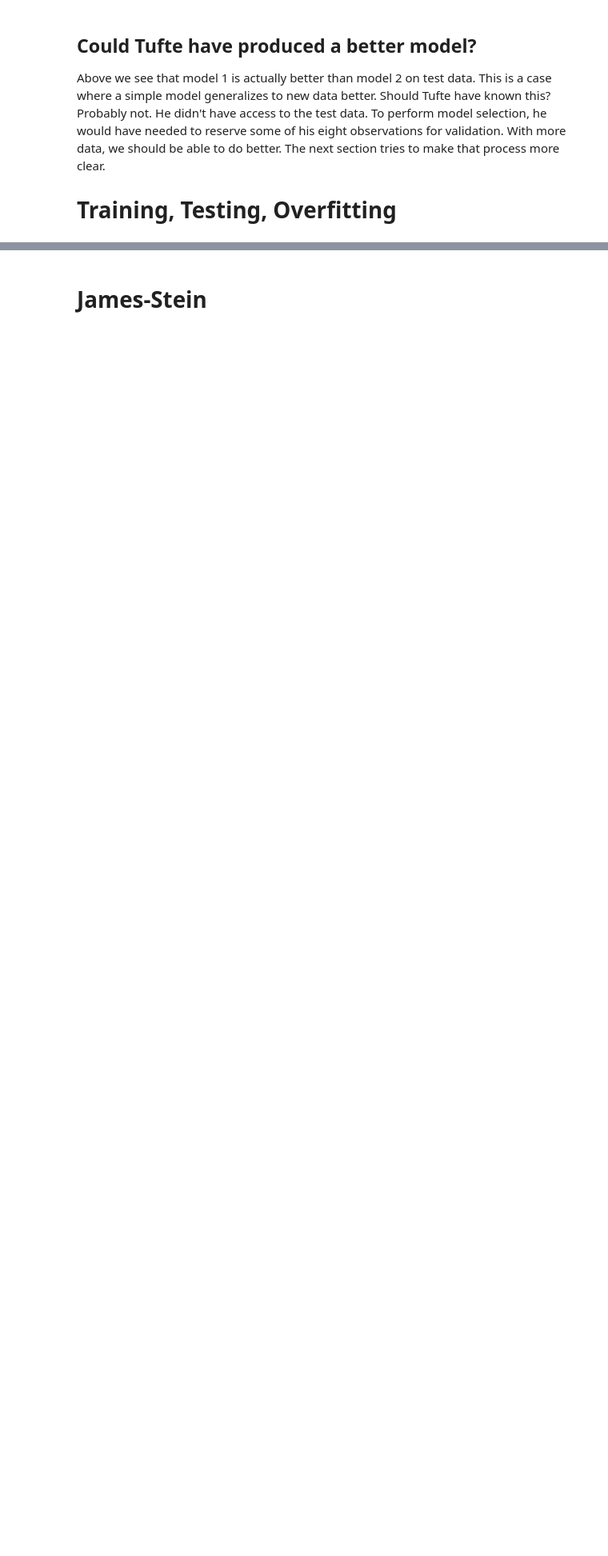
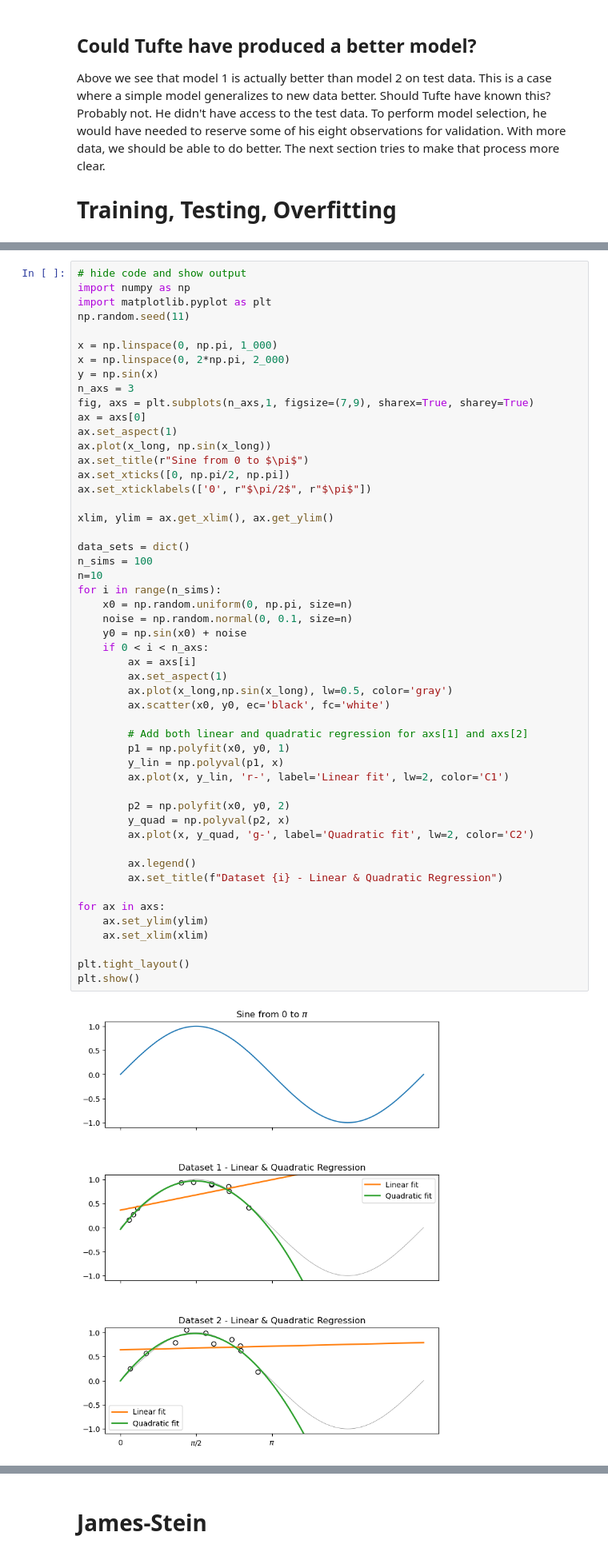
Before and after one commit to alexanderthclark/pols4728, a Jupyter notebook: book/chapters/predictive.ipynb, the cells around one changed output, grey strips where cells are left out. Shown at 80% size. Cells and saved outputs as stored; diff of their text form; blank space fills up the shorter version.

```diff
--- a/book/chapters/predictive.ipynb
+++ b/book/chapters/predictive.ipynb
@@ -293,0 +217,53 @@ Increasing model flexibility typically **reduces bias** but **increases variance
+# %%
+# hide code and show output
+import numpy as np
+import matplotlib.pyplot as plt
+np.random.seed(11)
+
+x = np.linspace(0, np.pi, 1_000)
+x = np.linspace(0, 2*np.pi, 2_000)
+y = np.sin(x)
+n_axs = 3
+fig, axs = plt.subplots(n_axs,1, figsize=(7,9), sharex=True, sharey=True)
+ax = axs[0]
+ax.set_aspect(1)
+ax.plot(x_long, np.sin(x_long))
+ax.set_title(r"Sine from 0 to $\pi$")
+ax.set_xticks([0, np.pi/2, np.pi])
+ax.set_xticklabels(['0', r"$\pi/2$", r"$\pi$"])
+
+xlim, ylim = ax.get_xlim(), ax.get_ylim()
+
+data_sets = dict()
+n_sims = 100
+n=10
+for i in range(n_sims):
+    x0 = np.random.uniform(0, np.pi, size=n)
+    noise = np.random.normal(0, 0.1, size=n)
+    y0 = np.sin(x0) + noise
+    if 0 < i < n_axs:
+        ax = axs[i]
+        ax.set_aspect(1)
+        ax.plot(x_long,np.sin(x_long), lw=0.5, color='gray')
+        ax.scatter(x0, y0, ec='black', fc='white')
+
+        # Add both linear and quadratic regression for axs[1] and axs[2]
+        p1 = np.polyfit(x0, y0, 1)
+        y_lin = np.polyval(p1, x)
+        ax.plot(x, y_lin, 'r-', label='Linear fit', lw=2, color='C1')
+
+        p2 = np.polyfit(x0, y0, 2)
+        y_quad = np.polyval(p2, x)
+        ax.plot(x, y_quad, 'g-', label='Quadratic fit', lw=2, color='C2')
+
+        ax.legend()
+        ax.set_title(f"Dataset {i} - Linear & Quadratic Regression")
+
+for ax in axs:
+    ax.set_ylim(ylim)
+    ax.set_xlim(xlim)
+
+plt.tight_layout()
+plt.show()
+# %% [output]
+[figure, added]
```
Also changed, not shown: parts of 5 cells of this notebook.
